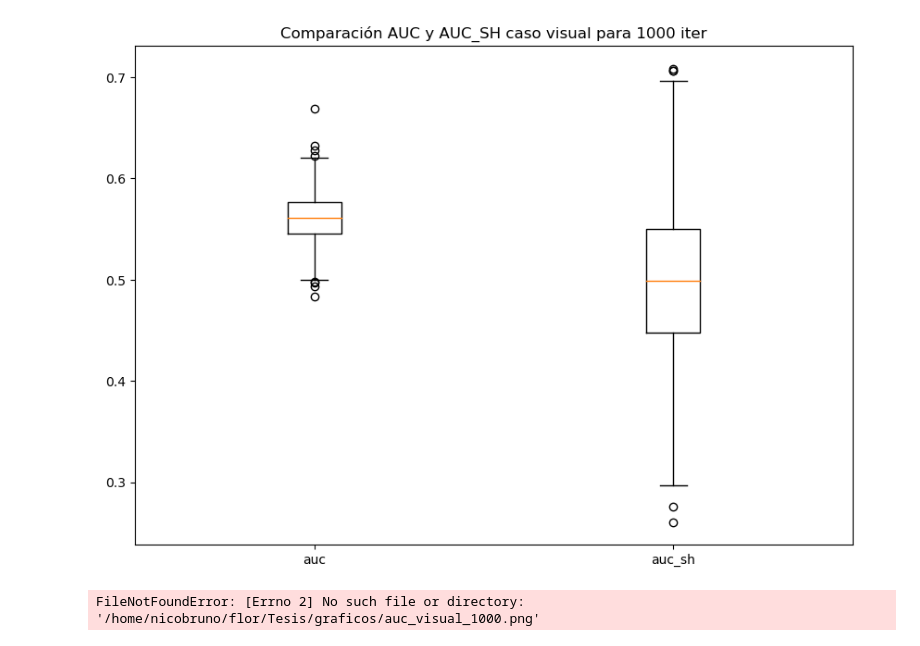
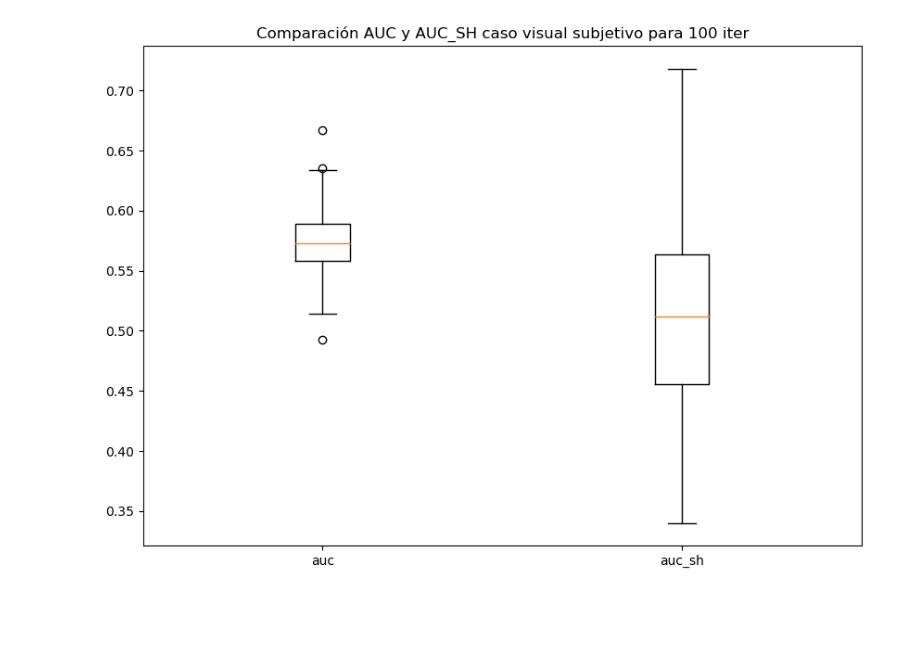
Before and after one commit to FlorenciaPerezR/Tesis, a Jupyter notebook: graficos.ipynb, the cells around one changed output. Drawn from its saved outputs; the diff is of its cells as text; code cells hidden in the pictures; blank space fills up the shorter version.

```diff
--- a/graficos.ipynb
+++ b/graficos.ipynb
@@ -3,28 +3,27 @@ import matplotlib.pyplot as plt
 import numpy as np
 from numpy import genfromtxt
 # %%
-auc = '/home/nicobruno/flor/Tesis/modelo_resultados/all_auc_iter_1000_e_100_visual.csv'
-auc_sh = '/home/nicobruno/flor/Tesis/modelo_resultados/all_auc_sh_iter_1000_e_100_visual.csv'
+auc = '/home/nicobruno/flor/Tesis/modelo_resultados/all_auc_iter_100_e_100_visual_subj.csv'
+auc_sh = '/home/nicobruno/flor/Tesis/modelo_resultados/all_auc_sh_iter_100_e_100_visual_subj.csv'
 
 auc_datos= genfromtxt(auc, skip_header=1,delimiter=',')
 auc_sh_datos= genfromtxt(auc_sh, skip_header=1,delimiter=',')
 # %%
 path = '/home/nicobruno/flor/Tesis/graficos/'
 data = [auc_datos, auc_sh_datos]
 
 fig = plt.figure(figsize =(10, 7))
 
 # Creating plot
 plt.boxplot(data)
 plt.xticks([1, 2], ['auc', 'auc_sh'])
 # Adding title
-plt.title("Comparación AUC y AUC_SH caso visual para 1000 iter")
+plt.title("Comparación AUC y AUC_SH caso visual subjetivo para 100 iter")
 # show plot
 plt.show()
 
-fig.savefig('/home/nicobruno/flor/Tesis/graficos/auc_visual_1000.png')
+fig.savefig('/home/nicobruno/flor/Tesis/graficos.png')
 #/home/nicobruno/flor/Tesis/graficos
 #/home/nicobruno/flor/Tesis/graficos
 # %% [output]
-[figure, old version]
+[figure, new version]
-FileNotFoundError: [Errno 2] No such file or directory: '/home/nicobruno/flor/Tesis/graficos/auc_visual_1000.png'
```
Also changed, not shown: parts of 3 cells of this notebook, 26 other files.
